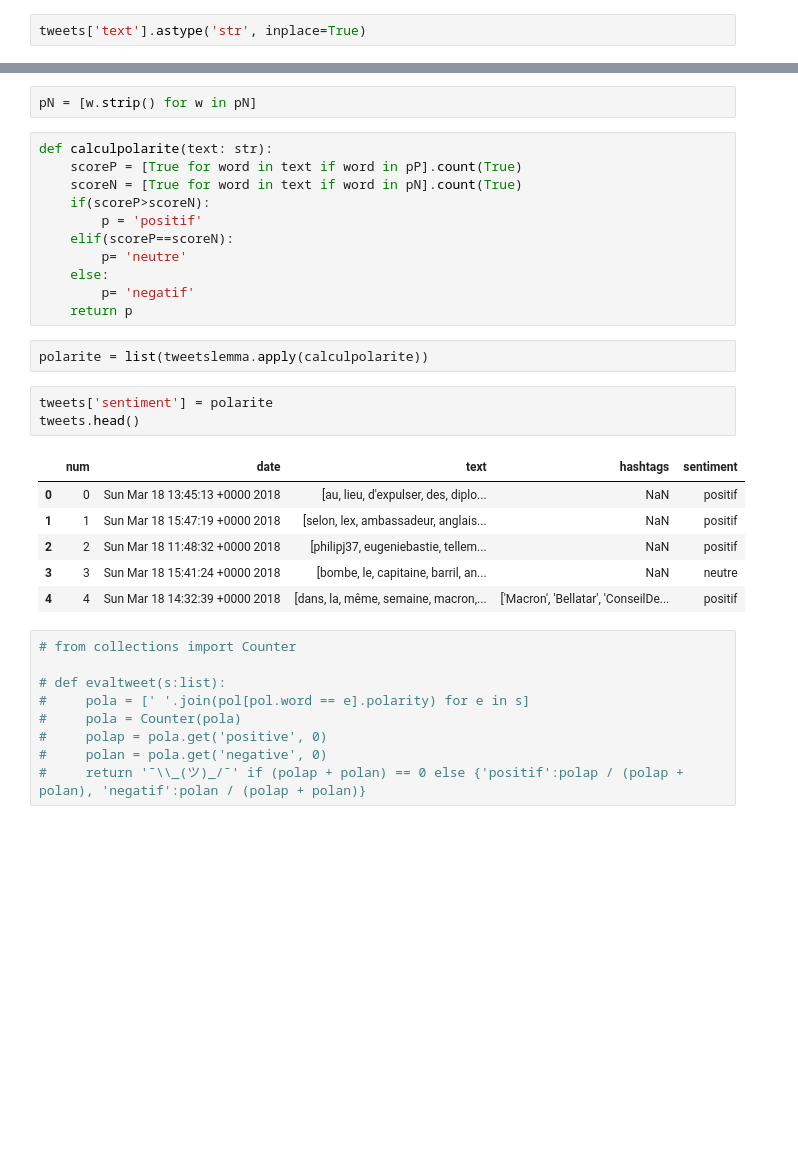
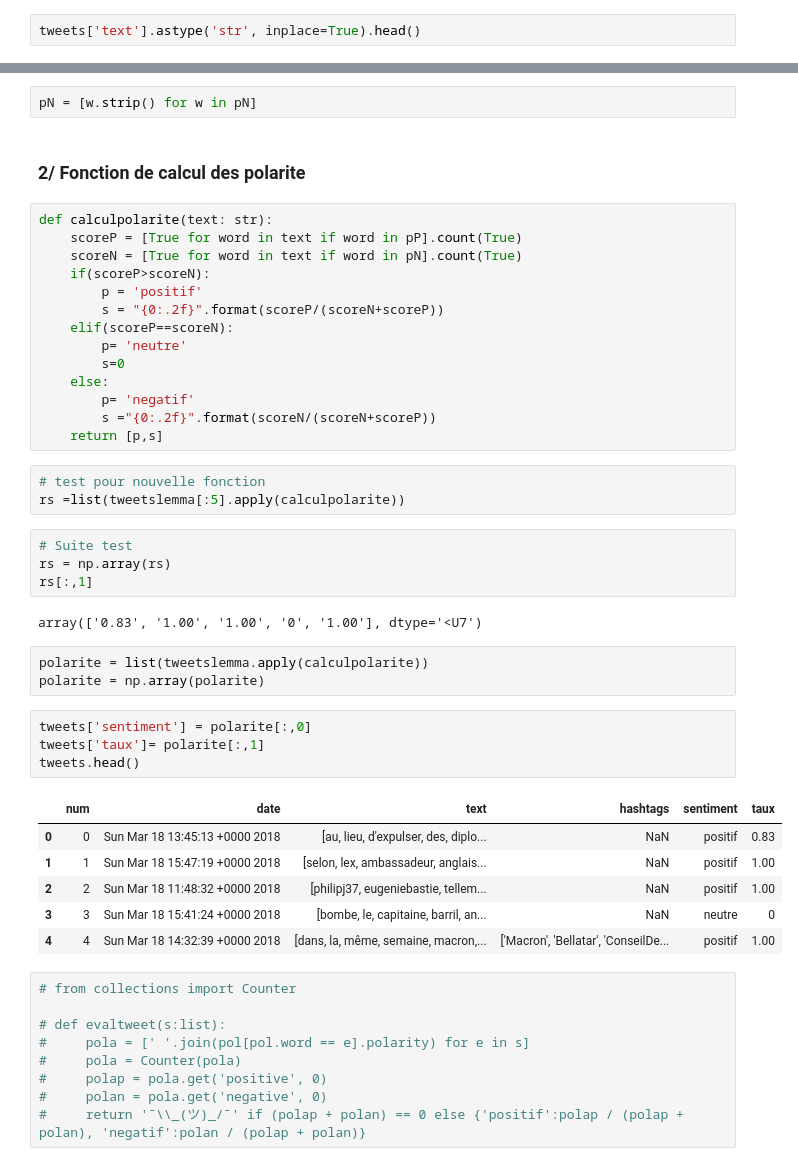
Before and after one commit to melodyrous/TALN-Project-, a Jupyter notebook: NLP_-_Projet_A.ipynb, the cells around one changed output, grey strips where cells are left out. Cells and saved outputs as stored; diff of their text form; blank space fills up the shorter version.

```diff
--- a/NLP_-_Projet_A.ipynb
+++ b/NLP_-_Projet_A.ipynb
@@ -156,5 +130,5 @@ text        object
 hashtags    object
 dtype: object
 # %%
-tweets['text'].astype('str', inplace=True)
+tweets['text'].astype('str', inplace=True).head()
 # %% [output]
@@ -309,29 +226,45 @@ pP = pol[pol['polarity']=='positive'].word.values
 pN = pol[pol['polarity']=='negative'].word.values
 # %%
 pN = [w.strip() for w in pN]
+# %% [markdown]
+### 2/ Fonction de calcul des polarite
 # %%
 def calculpolarite(text: str):
     scoreP = [True for word in text if word in pP].count(True)
     scoreN = [True for word in text if word in pN].count(True)
     if(scoreP>scoreN):
         p = 'positif'
+        s = "{0:.2f}".format(scoreP/(scoreN+scoreP))
     elif(scoreP==scoreN):
         p= 'neutre'
+        s=0
     else:
         p= 'negatif'
-    return p
+        s ="{0:.2f}".format(scoreN/(scoreN+scoreP))
+    return [p,s]
+# %%
+# test pour nouvelle fonction
+rs =list(tweetslemma[:5].apply(calculpolarite))
+# %%
+# Suite test
+rs = np.array(rs)
+rs[:,1]
+# %% [output]
+array(['0.83', '1.00', '1.00', '0', '1.00'], dtype='<U7')
 # %%
 polarite = list(tweetslemma.apply(calculpolarite))
+polarite = np.array(polarite)
 # %%
-tweets['sentiment'] = polarite
+tweets['sentiment'] = polarite[:,0]
+tweets['taux']= polarite[:,1]
 tweets.head()
 # %% [output]
-|  | num | date | text | hashtags | sentiment |
-| 0 | 0 | Sun Mar 18 13:45:13 +0000 2018 | [au, lieu, d'expulser, des, diplo... | NaN | positif |
-| 1 | 1 | Sun Mar 18 15:47:19 +0000 2018 | [selon, lex, ambassadeur, anglais... | NaN | positif |
-| 2 | 2 | Sun Mar 18 11:48:32 +0000 2018 | [philipj37, eugeniebastie, tellem... | NaN | positif |
-| 3 | 3 | Sun Mar 18 15:41:24 +0000 2018 | [bombe, le, capitaine, barril, an... | NaN | neutre |
-| 4 | 4 | Sun Mar 18 14:32:39 +0000 2018 | [dans, la, même, semaine, macron,... | ['Macron', 'Bellatar', 'ConseilDe... | positif |
+|  | num | date | text | hashtags | sentiment | taux |
+| 0 | 0 | Sun Mar 18 13:45:13 +0000 2018 | [au, lieu, d'expulser, des, diplo... | NaN | positif | 0.83 |
+| 1 | 1 | Sun Mar 18 15:47:19 +0000 2018 | [selon, lex, ambassadeur, anglais... | NaN | positif | 1.00 |
+| 2 | 2 | Sun Mar 18 11:48:32 +0000 2018 | [philipj37, eugeniebastie, tellem... | NaN | positif | 1.00 |
+| 3 | 3 | Sun Mar 18 15:41:24 +0000 2018 | [bombe, le, capitaine, barril, an... | NaN | neutre | 0 |
+| 4 | 4 | Sun Mar 18 14:32:39 +0000 2018 | [dans, la, même, semaine, macron,... | ['Macron', 'Bellatar', 'ConseilDe... | positif | 1.00 |
 # %%
 # from collections import Counter
 
```
Also changed, not shown: parts of 29 cells of this notebook.
